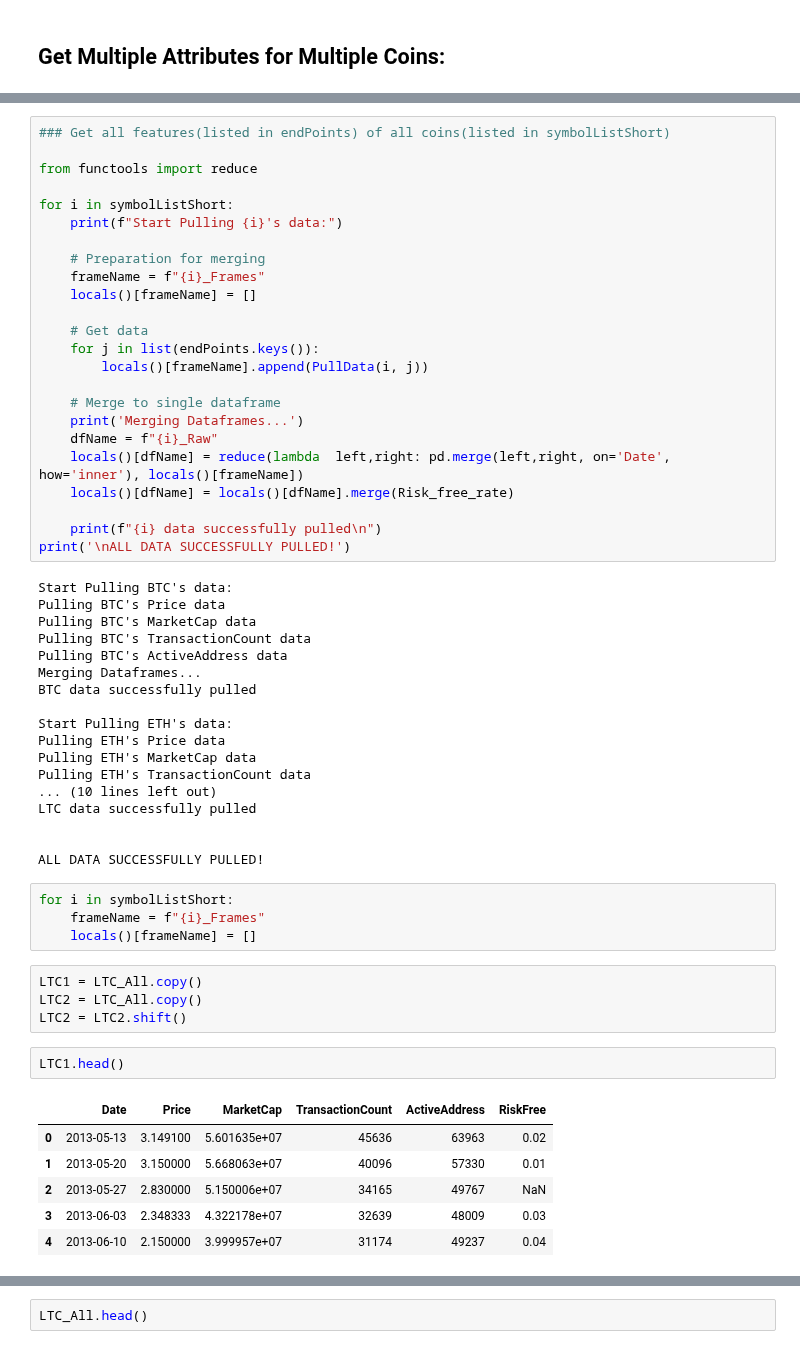
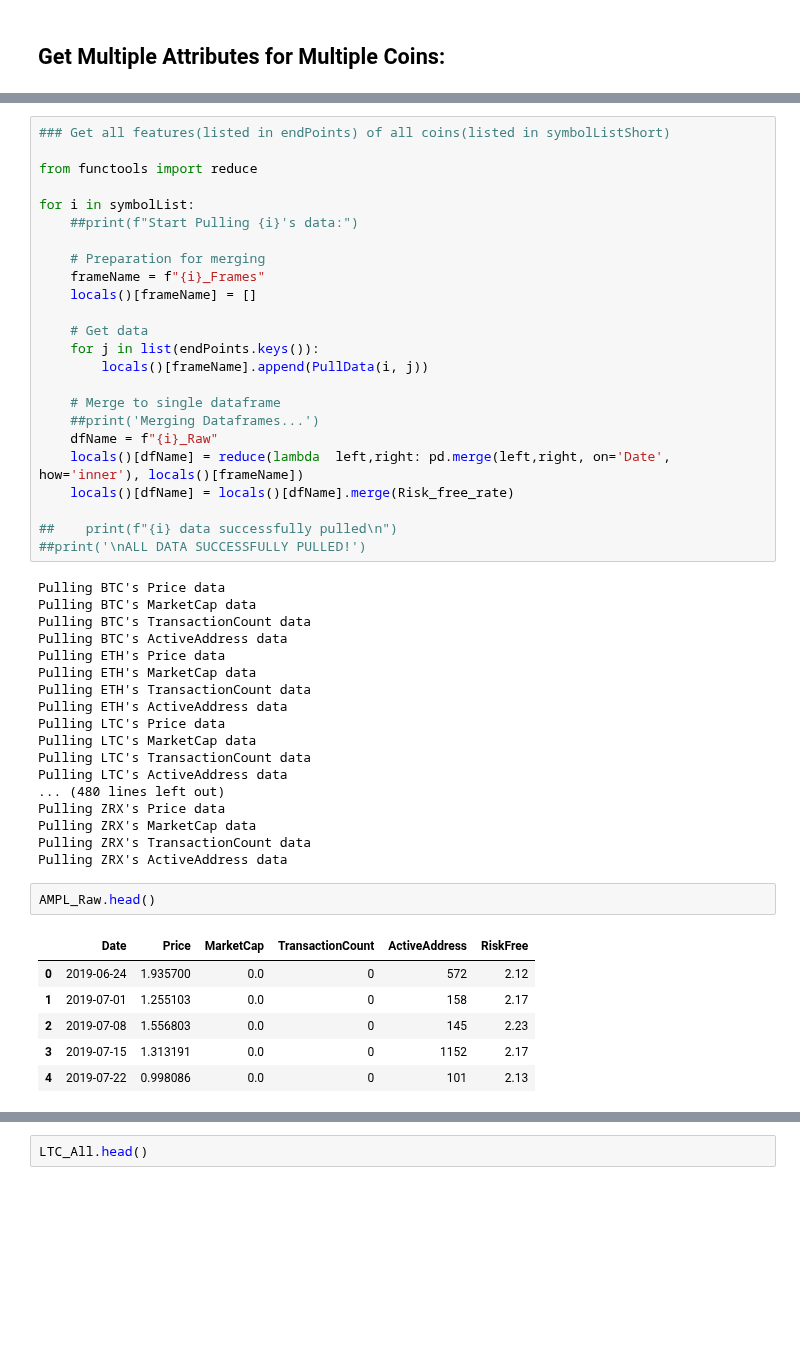
Before and after one commit to PracticumCrypto/C5-Analyzer, a Jupyter notebook: DataPull.ipynb, the cells around one changed output, grey strips where cells are left out. Cells and saved outputs as stored; diff of their text form; blank space fills up the shorter version.

```diff
--- a/DataPull.ipynb
+++ b/DataPull.ipynb
@@ -67,8 +87,8 @@ def PullData(coin, feature):
 
 from functools import reduce
 
-for i in symbolListShort:
-    print(f"Start Pulling {i}'s data:")
+for i in symbolList:
+    ##print(f"Start Pulling {i}'s data:")
 
     # Preparation for merging
     frameName = f"{i}_Frames"
@@ -79,45 +99,37 @@ for i in symbolListShort:
         locals()[frameName].append(PullData(i, j))
 
     # Merge to single dataframe
-    print('Merging Dataframes...')
+    ##print('Merging Dataframes...')
     dfName = f"{i}_Raw"
     locals()[dfName] = reduce(lambda  left,right: pd.merge(left,right, on='Date', how='inner'), locals()[frameName])
     locals()[dfName] = locals()[dfName].merge(Risk_free_rate)
 
-    print(f"{i} data successfully pulled\n")
-print('\nALL DATA SUCCESSFULLY PULLED!')
+##    print(f"{i} data successfully pulled\n")
+##print('\nALL DATA SUCCESSFULLY PULLED!')
 # %% [output]
-Start Pulling BTC's data:
 Pulling BTC's Price data
 Pulling BTC's MarketCap data
 Pulling BTC's TransactionCount data
 Pulling BTC's ActiveAddress data
-Merging Dataframes...
-BTC data successfully pulled
-
-Start Pulling ETH's data:
 Pulling ETH's Price data
 Pulling ETH's MarketCap data
 Pulling ETH's TransactionCount data
-... (10 lines left out)
-LTC data successfully pulled
-
-
-ALL DATA SUCCESSFULLY PULLED!
+Pulling ETH's ActiveAddress data
+Pulling LTC's Price data
+Pulling LTC's MarketCap data
+Pulling LTC's TransactionCount data
+Pulling LTC's ActiveAddress data
+... (480 lines left out)
+Pulling ZRX's Price data
+Pulling ZRX's MarketCap data
+Pulling ZRX's TransactionCount data
+Pulling ZRX's ActiveAddress data
-# %%
-for i in symbolListShort:
-    frameName = f"{i}_Frames"
-    locals()[frameName] = []
-# %%
-LTC1 = LTC_All.copy()
-LTC2 = LTC_All.copy()
-LTC2 = LTC2.shift()
 # %%
-LTC1.head()
+AMPL_Raw.head()
 # %% [output]
 |  | Date | Price | MarketCap | TransactionCount | ActiveAddress | RiskFree |
-| 0 | 2013-05-13 | 3.149100 | 5.601635e+07 | 45636 | 63963 | 0.02 |
-| 1 | 2013-05-20 | 3.150000 | 5.668063e+07 | 40096 | 57330 | 0.01 |
-| 2 | 2013-05-27 | 2.830000 | 5.150006e+07 | 34165 | 49767 | NaN |
-| 3 | 2013-06-03 | 2.348333 | 4.322178e+07 | 32639 | 48009 | 0.03 |
-| 4 | 2013-06-10 | 2.150000 | 3.999957e+07 | 31174 | 49237 | 0.04 |
+| 0 | 2019-06-24 | 1.935700 | 0.0 | 0 | 572 | 2.12 |
+| 1 | 2019-07-01 | 1.255103 | 0.0 | 0 | 158 | 2.17 |
+| 2 | 2019-07-08 | 1.556803 | 0.0 | 0 | 145 | 2.23 |
+| 3 | 2019-07-15 | 1.313191 | 0.0 | 0 | 1152 | 2.17 |
+| 4 | 2019-07-22 | 0.998086 | 0.0 | 0 | 101 | 2.13 |
```
Also changed, not shown: parts of 10 cells of this notebook.
